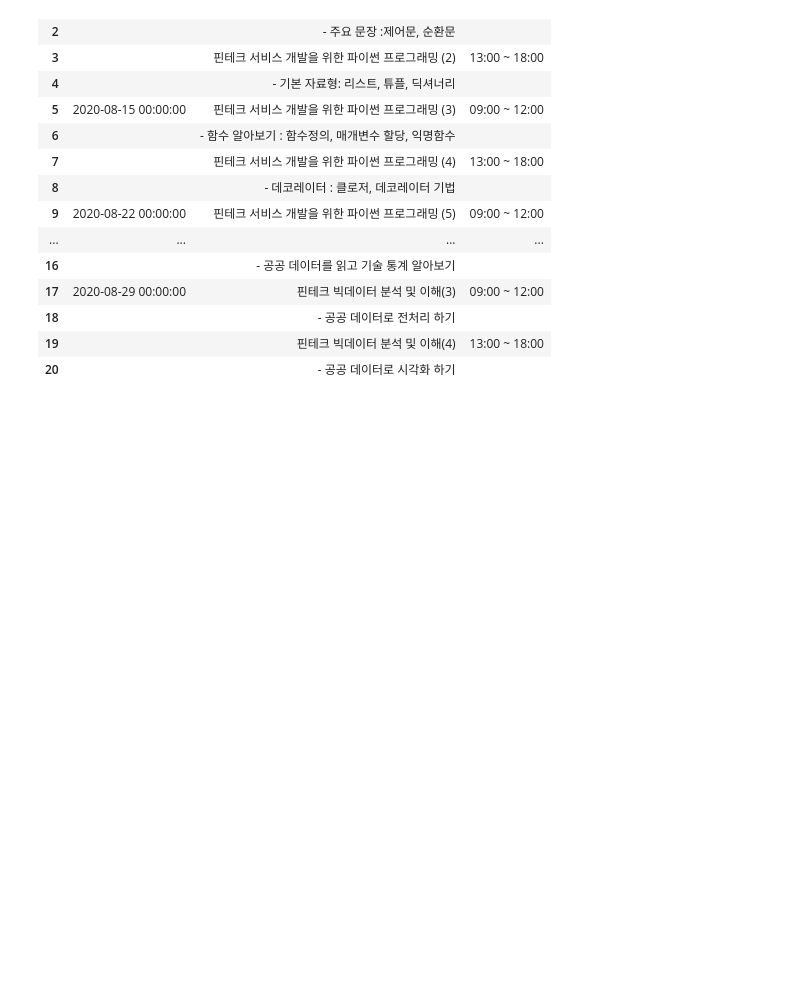
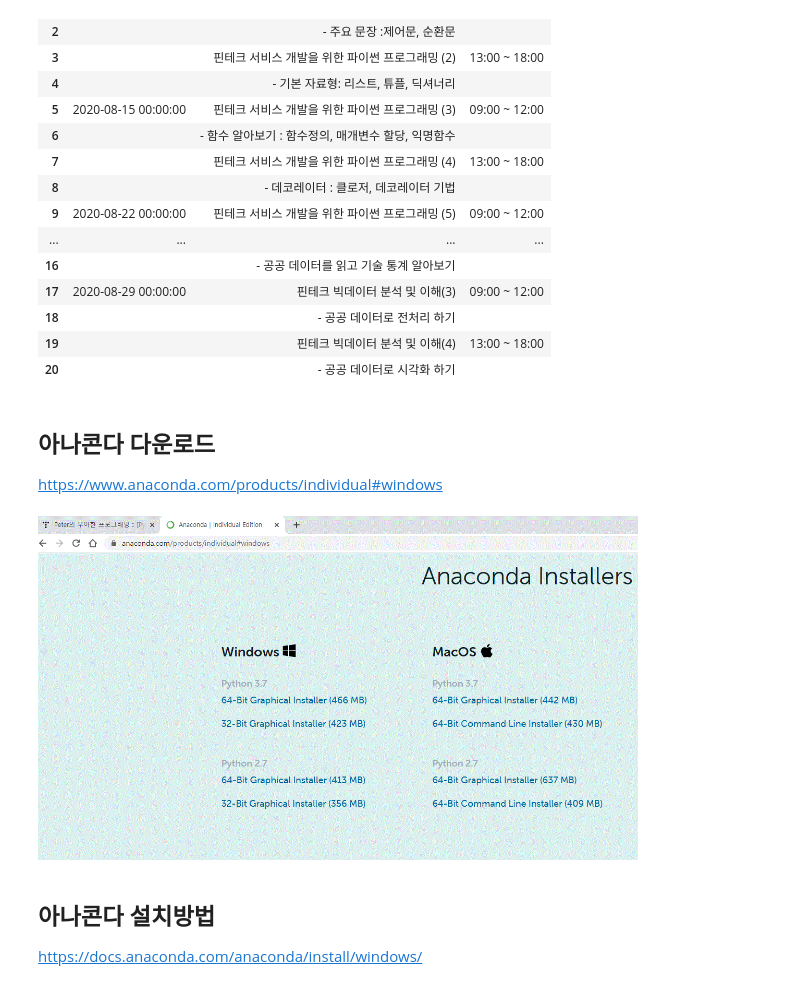
Before and after one commit to zerosum99/python_data_analysis, a Jupyter notebook: 파이썬 문법 및 데이터 분석 강의일정.ipynb, the cells around one changed output. Drawn from its saved outputs; the diff is of its cells as text; code cells hidden in the pictures; blank space fills up the shorter version.

```diff
--- a/파이썬 문법 및 데이터 분석 강의일정.ipynb
+++ b/파이썬 문법 및 데이터 분석 강의일정.ipynb
@@ -26,0 +29,12 @@ df
+# %% [markdown]
+## 아나콘다 다운로드
+
+https://www.anaconda.com/products/individual#windows
+# %%
+Image("./이미지/아나콘다다운로드.gif", width=600, height=600)
+# %% [output]
+[figure, added]
+# %% [markdown]
+## 아나콘다 설치방법
+
+https://docs.anaconda.com/anaconda/install/windows/
```
Also changed, not shown: parts of 1 cell of this notebook, 9 other files.
